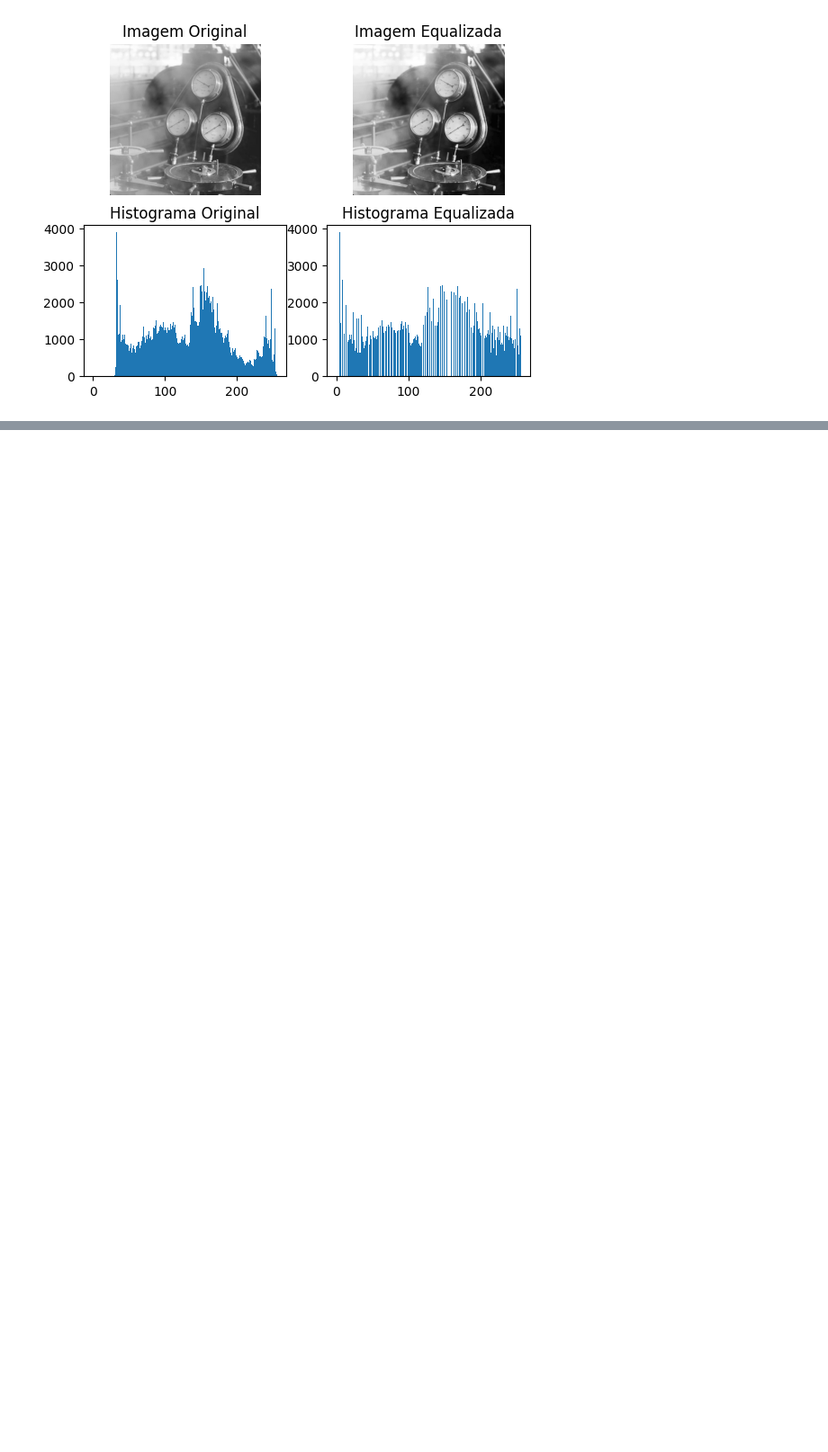
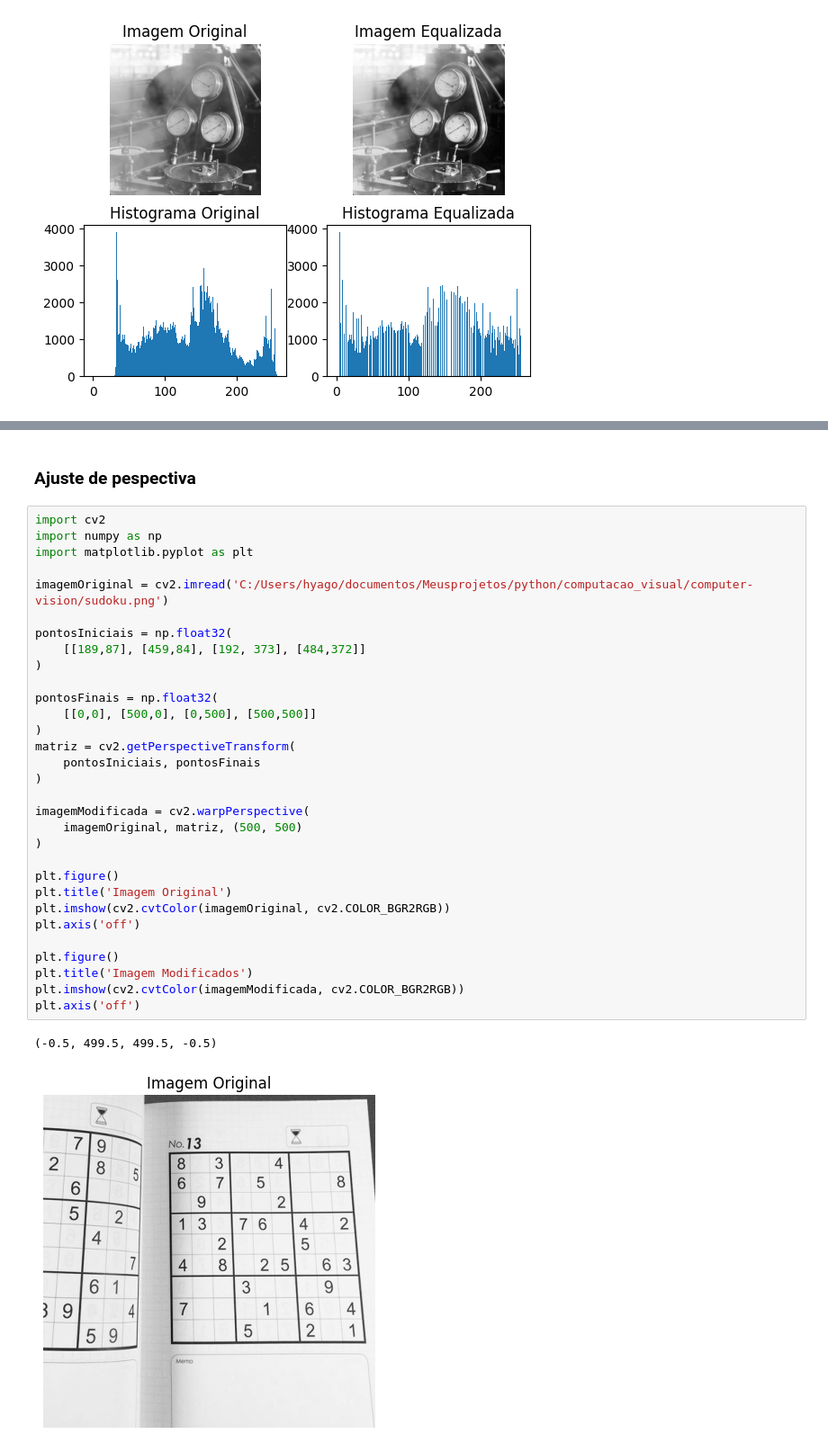
Before and after one commit to HyagoAllyf/computer-vision, a Jupyter notebook: aula5.ipynb, the cells around one changed output, grey strips where cells are left out. Shown at 90% size. Saved outputs shown, nothing was run; the diff lists cells and outputs as text; blank space fills up the shorter version.

```diff
--- a/aula5.ipynb
+++ b/aula5.ipynb
@@ -176,0 +268,36 @@ plt.show()
+# %% [markdown]
+### Ajuste de pespectiva
+# %%
+import cv2
+import numpy as np
+import matplotlib.pyplot as plt
+
+imagemOriginal = cv2.imread('C:/Users/hyago/documentos/Meusprojetos/python/computacao_visual/computer-vision/sudoku.png')
+
+pontosIniciais = np.float32(
+    [[189,87], [459,84], [192, 373], [484,372]]
+)
+
+pontosFinais = np.float32(
+    [[0,0], [500,0], [0,500], [500,500]]
+)
+matriz = cv2.getPerspectiveTransform(
+    pontosIniciais, pontosFinais
+)
+
+imagemModificada = cv2.warpPerspective(
+    imagemOriginal, matriz, (500, 500)
+)
+
+plt.figure()
+plt.title('Imagem Original')
+plt.imshow(cv2.cvtColor(imagemOriginal, cv2.COLOR_BGR2RGB))
+plt.axis('off')
+
+plt.figure()
+plt.title('Imagem Modificados')
+plt.imshow(cv2.cvtColor(imagemModificada, cv2.COLOR_BGR2RGB))
+plt.axis('off')
+# %% [output]
+(-0.5, 499.5, 499.5, -0.5)
+[figure, added]
```
Also changed, not shown: parts of 9 cells of this notebook, 3 other files.
